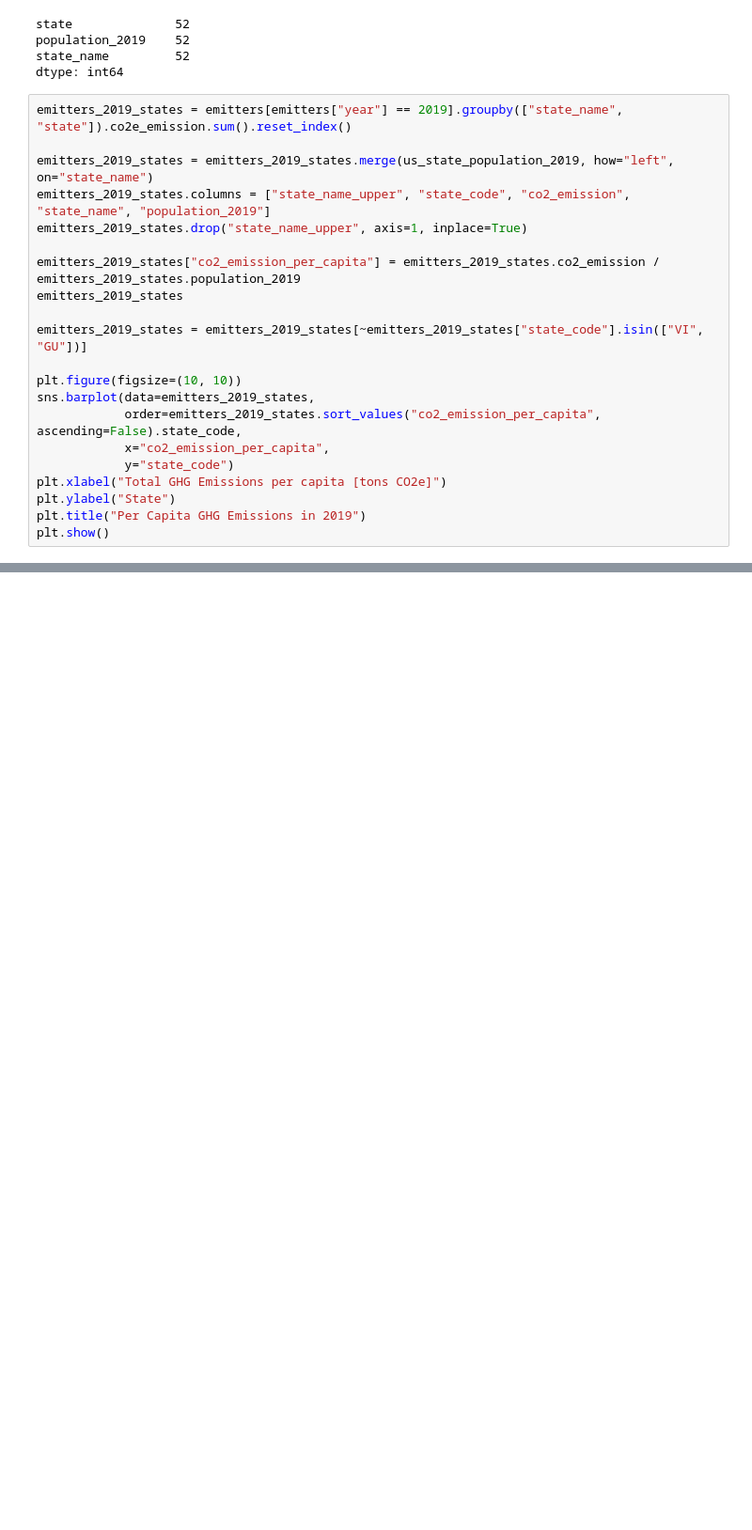
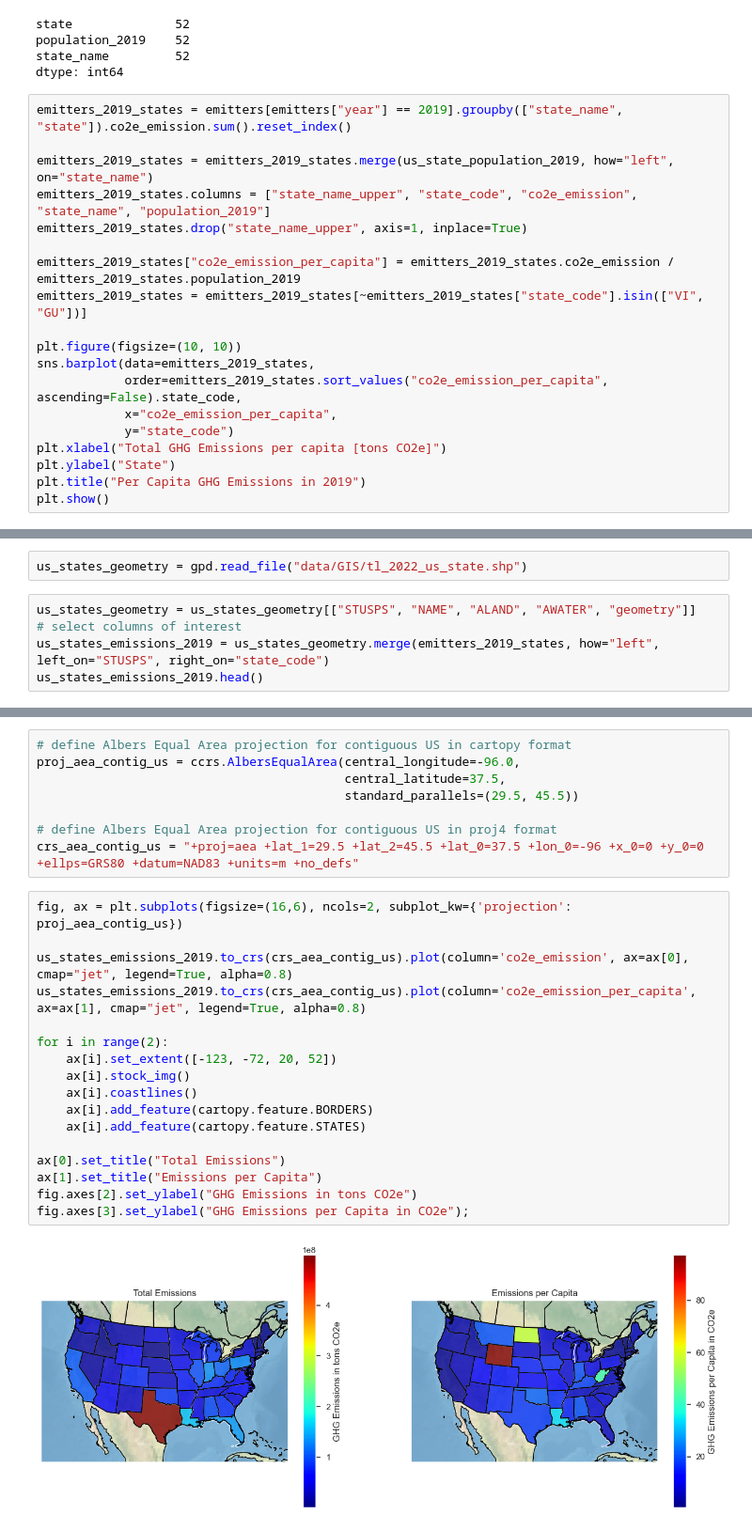
Before and after one commit to dzingariello/ghg-emissions-usa, a Jupyter notebook: ghg-emissions-analysis.ipynb, the cells around one changed output, grey strips where cells are left out. Shown at 94% size. Drawn from its saved outputs; the diff is of its cells as text; blank space fills up the shorter version.

Commit message:
Added state analysis and maps

```diff
--- a/ghg-emissions-analysis.ipynb
+++ b/ghg-emissions-analysis.ipynb
@@ -137,18 +141,16 @@ dtype: int64
 emitters_2019_states = emitters[emitters["year"] == 2019].groupby(["state_name", "state"]).co2e_emission.sum().reset_index()
 
 emitters_2019_states = emitters_2019_states.merge(us_state_population_2019, how="left", on="state_name")
-emitters_2019_states.columns = ["state_name_upper", "state_code", "co2_emission", "state_name", "population_2019"]
+emitters_2019_states.columns = ["state_name_upper", "state_code", "co2e_emission", "state_name", "population_2019"]
 emitters_2019_states.drop("state_name_upper", axis=1, inplace=True)
 
-emitters_2019_states["co2_emission_per_capita"] = emitters_2019_states.co2_emission / emitters_2019_states.population_2019
-emitters_2019_states
-
+emitters_2019_states["co2e_emission_per_capita"] = emitters_2019_states.co2e_emission / emitters_2019_states.population_2019
 emitters_2019_states = emitters_2019_states[~emitters_2019_states["state_code"].isin(["VI", "GU"])]
 
 plt.figure(figsize=(10, 10))
 sns.barplot(data=emitters_2019_states,
-            order=emitters_2019_states.sort_values("co2_emission_per_capita", ascending=False).state_code,
-            x="co2_emission_per_capita",
+            order=emitters_2019_states.sort_values("co2e_emission_per_capita", ascending=False).state_code,
+            x="co2e_emission_per_capita",
             y="state_code")
 plt.xlabel("Total GHG Emissions per capita [tons CO2e]")
 plt.ylabel("State")
@@ -158,0 +185,6 @@ plt.show()
+# %%
+us_states_geometry = gpd.read_file("data/GIS/tl_2022_us_state.shp")
+# %%
+us_states_geometry = us_states_geometry[["STUSPS", "NAME", "ALAND", "AWATER", "geometry"]]      # select columns of interest
+us_states_emissions_2019 = us_states_geometry.merge(emitters_2019_states, how="left", left_on="STUSPS", right_on="state_code")
+us_states_emissions_2019.head()
@@ -158,0 +198,27 @@ plt.show()
+# %%
+# define Albers Equal Area projection for contiguous US in cartopy format
+proj_aea_contig_us = ccrs.AlbersEqualArea(central_longitude=-96.0,
+                                          central_latitude=37.5,
+                                          standard_parallels=(29.5, 45.5))
+
+# define Albers Equal Area projection for contiguous US in proj4 format
+crs_aea_contig_us = "+proj=aea +lat_1=29.5 +lat_2=45.5 +lat_0=37.5 +lon_0=-96 +x_0=0 +y_0=0 +ellps=GRS80 +datum=NAD83 +units=m +no_defs"
+# %%
+fig, ax = plt.subplots(figsize=(16,6), ncols=2, subplot_kw={'projection': proj_aea_contig_us})
+
+us_states_emissions_2019.to_crs(crs_aea_contig_us).plot(column='co2e_emission', ax=ax[0], cmap="jet", legend=True, alpha=0.8)
+us_states_emissions_2019.to_crs(crs_aea_contig_us).plot(column='co2e_emission_per_capita', ax=ax[1], cmap="jet", legend=True, alpha=0.8)
+
+for i in range(2):
+    ax[i].set_extent([-123, -72, 20, 52])
+    ax[i].stock_img()
+    ax[i].coastlines()
+    ax[i].add_feature(cartopy.feature.BORDERS)
+    ax[i].add_feature(cartopy.feature.STATES)
+
+ax[0].set_title("Total Emissions")
+ax[1].set_title("Emissions per Capita")
+fig.axes[2].set_ylabel("GHG Emissions in tons CO2e")
+fig.axes[3].set_ylabel("GHG Emissions per Capita in CO2e");
+# %% [output]
+[figure, added]
```
Also changed, not shown: parts of 4 cells of this notebook, 9 other files.
